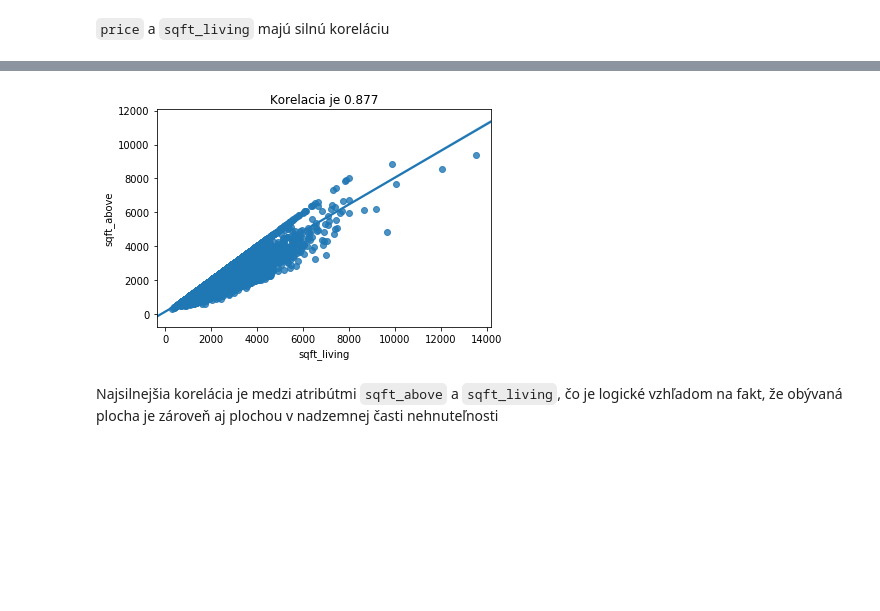
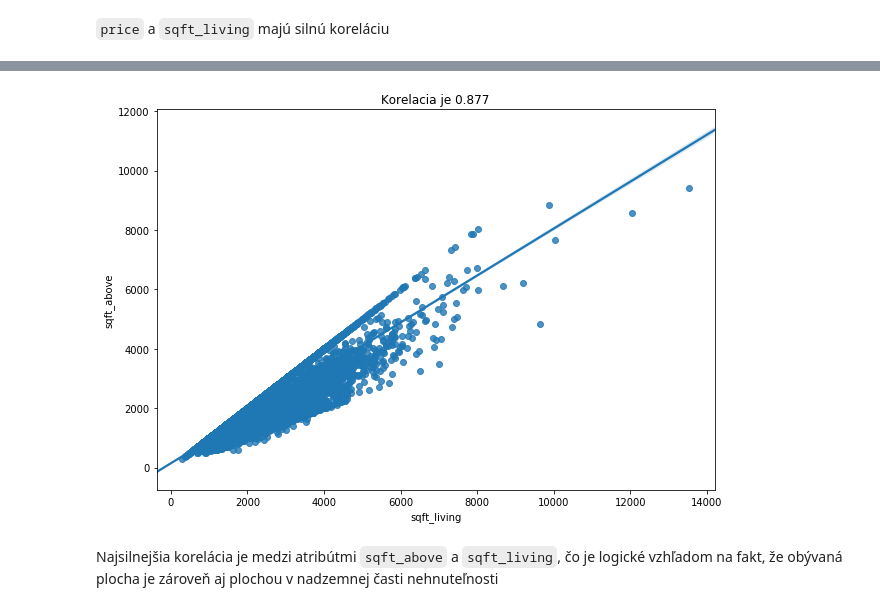
Before and after one commit to mirec3009/oznal_project, a Jupyter notebook: Explorativna_analyza.ipynb, the cells around one changed output, grey strips where cells are left out. Saved outputs shown, nothing was run; the diff lists cells and outputs as text; code cells hidden in the pictures; blank space fills up the shorter version.

```diff
--- a/Explorativna_analyza.ipynb
+++ b/Explorativna_analyza.ipynb
@@ -901,11 +926,11 @@ df["price"].corr(df["sqft_living"])
 # %%
-fig, ax = plt.subplots()
+fig, ax = plt.subplots(figsize=(10,7))
 corr = "Korelacia je %.3f" %df["sqft_above"].corr(df["sqft_living"])
 ax.set_title(str(corr))
 sns.regplot(x="sqft_living", y="sqft_above", data=df, ax=ax)
 print()
 # %% [output]
-[figure, old version]
+[figure, new version]
 # %% [markdown]
 Najsilnejšia korelácia je medzi atribútmi `sqft_above` a `sqft_living`, čo je logické vzhľadom na fakt, že obývaná plocha je zároveň aj plochou v nadzemnej časti nehnuteľnosti
 # %% [markdown]
```
Also changed, not shown: parts of 15 cells of this notebook.
